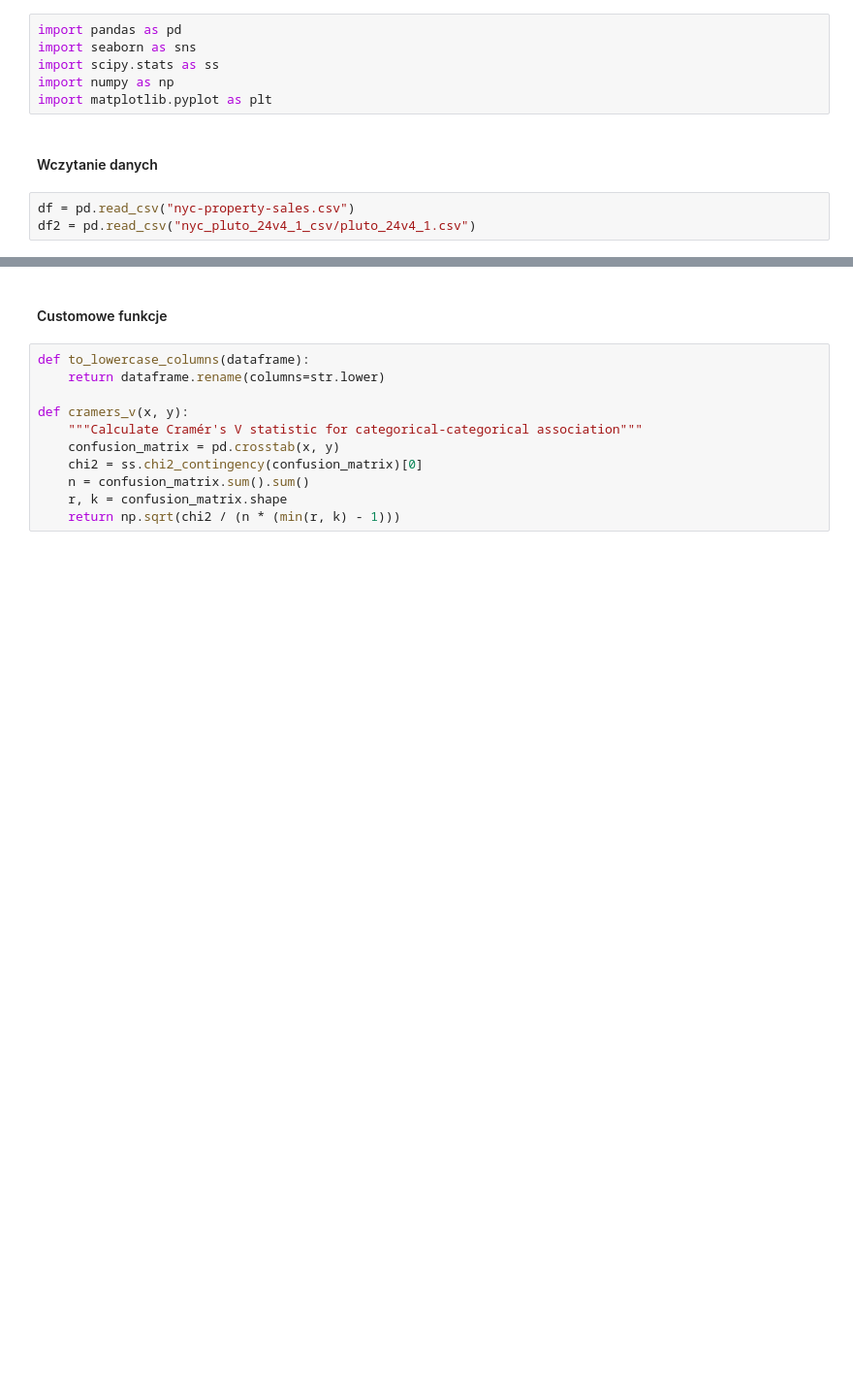
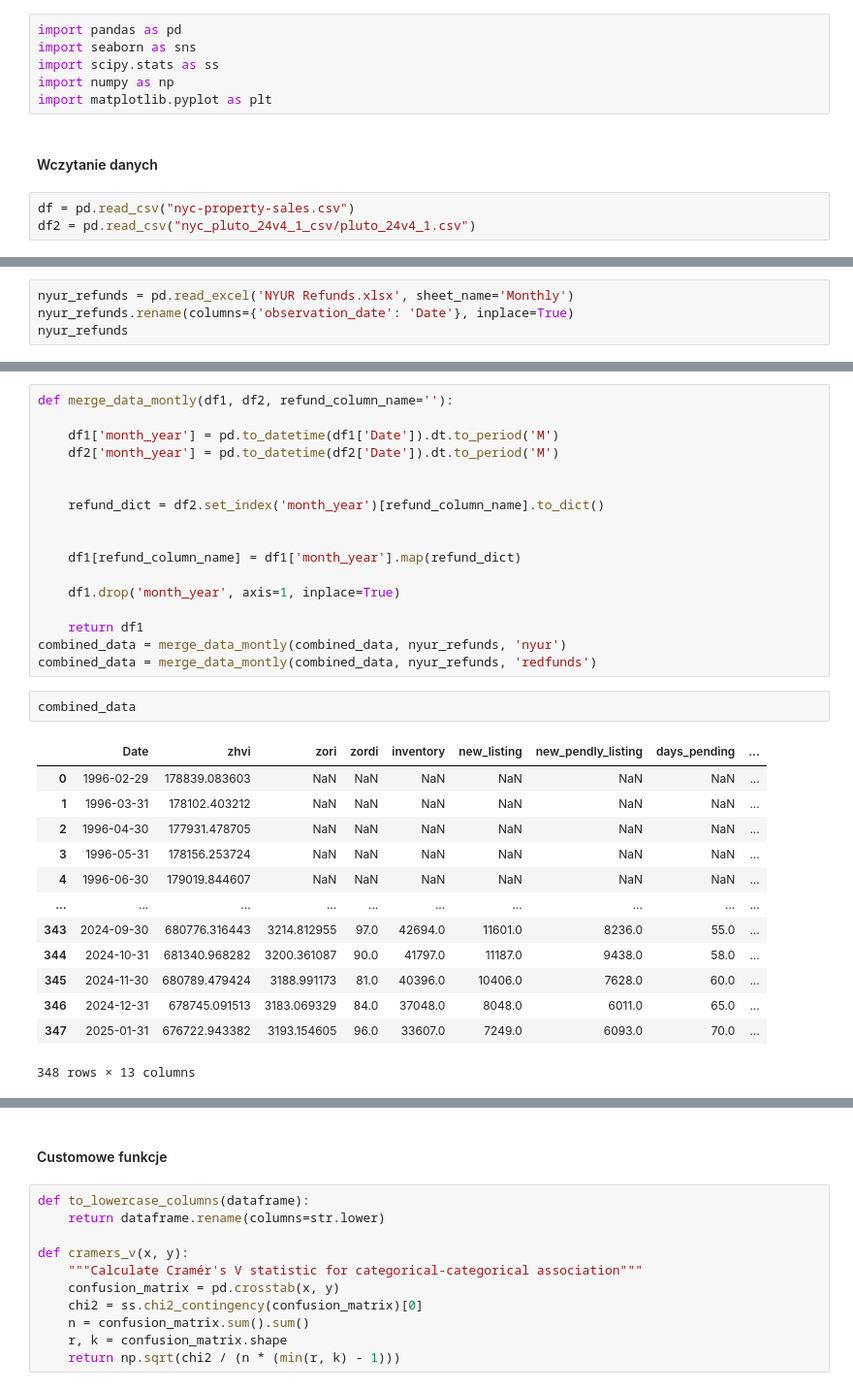
Before and after one commit to tzwpatryk/nyc_comp, a Jupyter notebook: preparation.ipynb, the cells around one changed output, grey strips where cells are left out. Shown: that part at 97% size. Drawn from its saved outputs; the diff is of its cells as text; blank space fills up the shorter version.

```diff
--- a/preparation.ipynb
+++ b/preparation.ipynb
@@ -13,0 +225,4 @@ df2 = pd.read_csv("nyc_pluto_24v4_1_csv/pluto_24v4_1.csv")
+# %%
+nyur_refunds = pd.read_excel('NYUR Refunds.xlsx', sheet_name='Monthly')
+nyur_refunds.rename(columns={'observation_date': 'Date'}, inplace=True)
+nyur_refunds
@@ -13,0 +304,33 @@ df2 = pd.read_csv("nyc_pluto_24v4_1_csv/pluto_24v4_1.csv")
+# %%
+def merge_data_montly(df1, df2, refund_column_name=''):
+
+    df1['month_year'] = pd.to_datetime(df1['Date']).dt.to_period('M')
+    df2['month_year'] = pd.to_datetime(df2['Date']).dt.to_period('M')
+
+
+    refund_dict = df2.set_index('month_year')[refund_column_name].to_dict()
+
+
+    df1[refund_column_name] = df1['month_year'].map(refund_dict)
+
+    df1.drop('month_year', axis=1, inplace=True)
+
+    return df1
+combined_data = merge_data_montly(combined_data, nyur_refunds, 'nyur')
+combined_data = merge_data_montly(combined_data, nyur_refunds, 'redfunds')
+# %%
+combined_data
+# %% [output]
+|  | Date | zhvi | zori | zordi | inventory | new_listing | new_pendly_listing | days_pending | ... |
+| 0 | 1996-02-29 | 178839.083603 | NaN | NaN | NaN | NaN | NaN | NaN | ... |
+| 1 | 1996-03-31 | 178102.403212 | NaN | NaN | NaN | NaN | NaN | NaN | ... |
+| 2 | 1996-04-30 | 177931.478705 | NaN | NaN | NaN | NaN | NaN | NaN | ... |
+| 3 | 1996-05-31 | 178156.253724 | NaN | NaN | NaN | NaN | NaN | NaN | ... |
+| 4 | 1996-06-30 | 179019.844607 | NaN | NaN | NaN | NaN | NaN | NaN | ... |
+| ... | ... | ... | ... | ... | ... | ... | ... | ... | ... |
+| 343 | 2024-09-30 | 680776.316443 | 3214.812955 | 97.0 | 42694.0 | 11601.0 | 8236.0 | 55.0 | ... |
+| 344 | 2024-10-31 | 681340.968282 | 3200.361087 | 90.0 | 41797.0 | 11187.0 | 9438.0 | 58.0 | ... |
+| 345 | 2024-11-30 | 680789.479424 | 3188.991173 | 81.0 | 40396.0 | 10406.0 | 7628.0 | 60.0 | ... |
+| 346 | 2024-12-31 | 678745.091513 | 3183.069329 | 84.0 | 37048.0 | 8048.0 | 6011.0 | 65.0 | ... |
+| 347 | 2025-01-31 | 676722.943382 | 3193.154605 | 96.0 | 33607.0 | 7249.0 | 6093.0 | 70.0 | ... |
+348 rows × 13 columns
```
Also changed, not shown: parts of 66 cells of this notebook.
